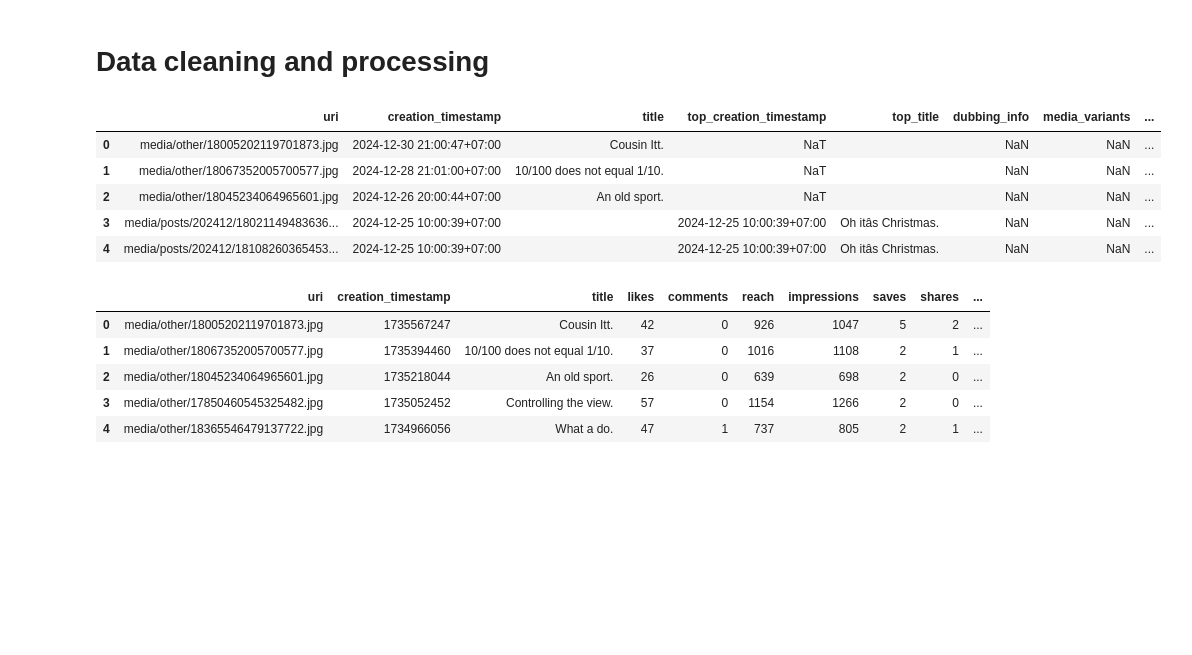
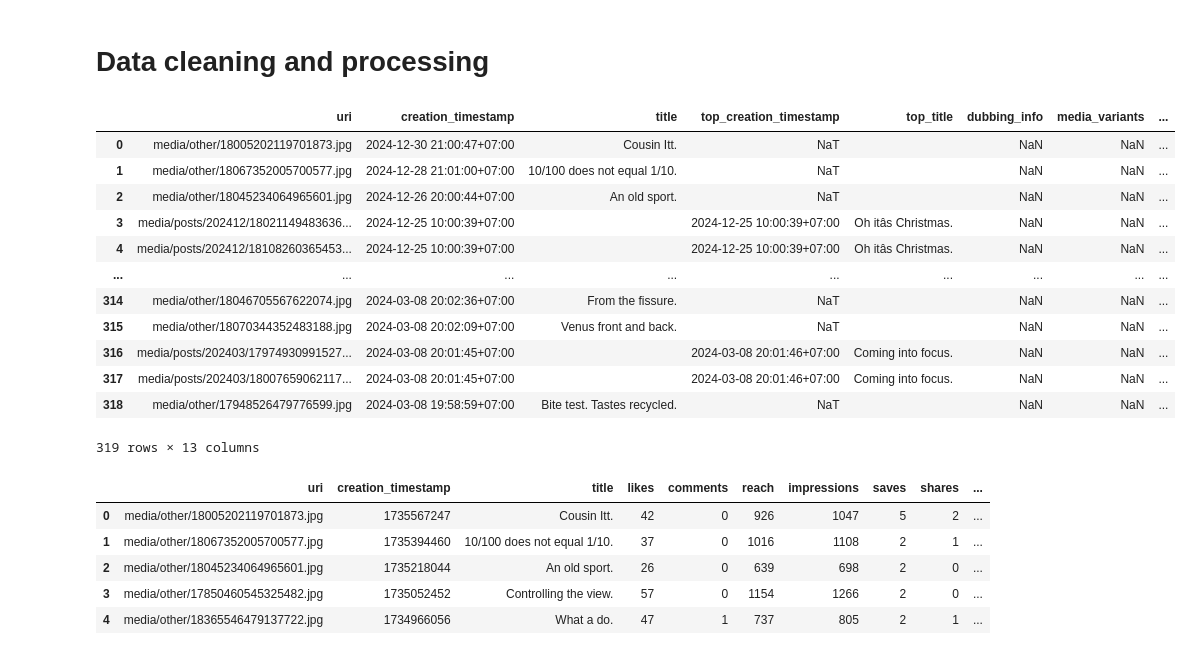
Before and after one commit to stefanmlrj/CarinaHardy-Instagram-Data-Analysis, a Jupyter notebook: insta-Project/notebooks/exploratory_analysis.ipynb, the cells around one changed output. Saved outputs shown, nothing was run; the diff lists cells and outputs as text; code cells hidden in the pictures; blank space fills up the shorter version.

```diff
--- a/insta-Project/notebooks/exploratory_analysis.ipynb
+++ b/insta-Project/notebooks/exploratory_analysis.ipynb
@@ -26,10 +26,10 @@ ROOT = Path(r"C:\Users\stefa\Documents\Codes\CarinaHardy-Instagram-Data-Analysis
 # %%
 posts_file = list(ROOT.rglob("your_instagram_activity/media/posts_1.json"))
 assert posts_file, "Couldn't find posts JSON. Check your path."
-posts_df_raw = flatten_instagram_json(posts_file[0])
+posts_df = flatten_instagram_json(posts_file[0])
 
-posts_df = clean_data(posts_df_raw)
-posts_df.head()
+posts_df = clean_data(posts_df)
+posts_df
 # %% [output]
 |  | uri | creation_timestamp | title | top_creation_timestamp | top_title | dubbing_info | media_variants | ... |
 | 0 | media/other/18005202119701873.jpg | 2024-12-30 21:00:47+07:00 | Cousin Itt. | NaT |  | NaN | NaN | ... |
@@ -40,3 +40,10 @@ posts_df.head()
+| ... | ... | ... | ... | ... | ... | ... | ... | ... |
+| 314 | media/other/18046705567622074.jpg | 2024-03-08 20:02:36+07:00 | From the fissure. | NaT |  | NaN | NaN | ... |
+| 315 | media/other/18070344352483188.jpg | 2024-03-08 20:02:09+07:00 | Venus front and back. | NaT |  | NaN | NaN | ... |
+| 316 | media/posts/202403/17974930991527... | 2024-03-08 20:01:45+07:00 |  | 2024-03-08 20:01:46+07:00 | Coming into focus. | NaN | NaN | ... |
+| 317 | media/posts/202403/18007659062117... | 2024-03-08 20:01:45+07:00 |  | 2024-03-08 20:01:46+07:00 | Coming into focus. | NaN | NaN | ... |
+| 318 | media/other/17948526479776599.jpg | 2024-03-08 19:58:59+07:00 | Bite test. Tastes recycled. | NaT |  | NaN | NaN | ... |
+319 rows × 13 columns
 # %%
 insights_df = load_insights_posts(ROOT)
 insights_df.head()
```
Also changed, not shown: parts of 21 cells of this notebook, 2 other files.
